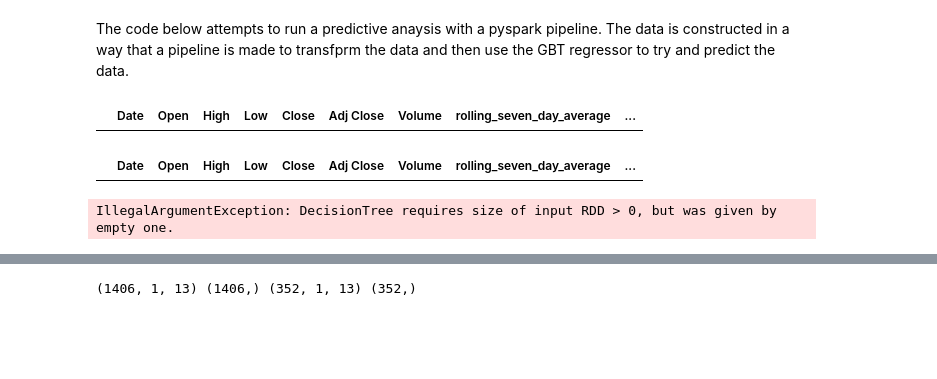
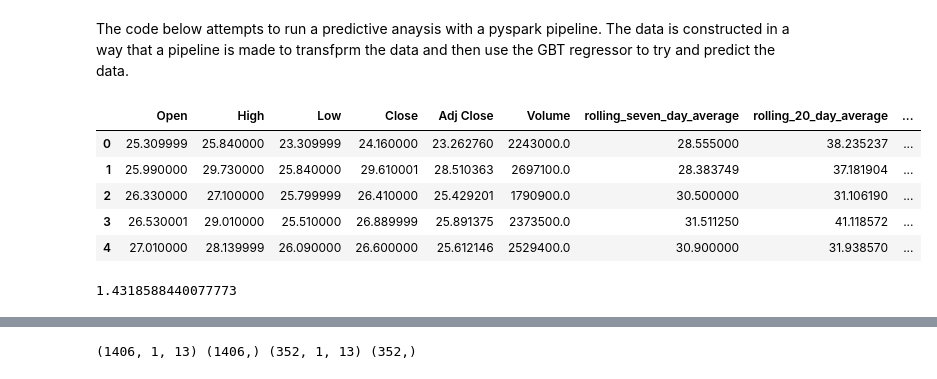
Before and after one commit to akniels/LSTM_Finance, a Jupyter notebook: Total Process for Prediction.ipynb, the cells around one changed output, grey strips where cells are left out. Saved outputs shown, nothing was run; the diff lists cells and outputs as text; code cells hidden in the pictures; blank space fills up the shorter version.

```diff
--- a/Total Process for Prediction.ipynb
+++ b/Total Process for Prediction.ipynb
@@ -470,33 +459,31 @@ from pyspark.ml import Pipeline
 from pyspark.ml.regression import GBTRegressor
 from pyspark.ml.tuning import CrossValidator, ParamGridBuilder
 from pyspark.ml.evaluation import RegressionEvaluator
+
+# get PFG data from the stocks sql table that was created
 pfg_data = spark.sql("""
-                          Select * from stocks where ticker = 'PFG' and date >= '2020-12-01'
+                          Select * from stocks where ticker = 'PFG' and Date > '2015-01-01'
                            """)
-pfg_data.dtypes
-pfg_data
-# stringindex = StringIndexer(inputCols=["ticker","Sector", "Industry"], outputCols=["ticker_vector","Sector_vector", "Industry_Vector"])
-# model = stringindex.fit(pfg_data)
-# encoded = model.transform(pfg_data)
-# clean_data_lake = clean_data_lake.filter(clean_data_lake.DailyReturn. isNotNull())
-# clean_data_lake = clean_data_lake.select(*(col(c).cast("double").alias(c) for c in clean_data_lake.columns))
-# columns_to_scale = ['Open', 'High', 'Low', 'Volume','rolling_20_day_average','Upper', 'Lower']
-# assemblers = VectorAssembler(inputCols=columns_to_scale, outputCol= "_vec")
-# #assemblers
-# gbt = GBTRegressor(featuresCol='_vec', labelCol='Lead 5 Close')
-# #clean_data_lake = clean_data_lake.na.drop('any')
-# clean_data_lake.limit(10).toPandas().head()
-# clean_data_lake.limit(10).head()
-# scalers = [MinMaxScaler(inputCol=col + "_vec", outputCol=col + "_scaled") for col in columns_to_scale]
+pfg_data = pfg_data.drop('ticker', 'Date')
+## get columns with no null data fields and transform all into floats
+pfg_data = pfg_data.filter(pfg_data.DailyReturn. isNotNull())
+pfg_data = pfg_data.select(*(col(c).cast("float").alias(c) for c in pfg_data.columns))
+## choose columns to choose in your prediction
+columns_to_scale = ['Open', 'High', 'Low', 'Volume','rolling_20_day_average','Upper', 'Lower']
+change to a vector
+assemblers = VectorAssembler(inputCols=columns_to_scale, outputCol= "_vec")
 
-# pipeline = Pipeline(stages=assemblers + scalers)
-# scalerModel = pipeline.fit(clean_data_lake)
-# scaledData = scalerModel.transform(clean_data_lake)
+# gradient regressior. We will choose this for prediction
+gbt = GBTRegressor(featuresCol='_vec', labelCol='Lead 5 Close')
-# %% [output]
-|  | Date | Open | High | Low | Close | Adj Close | Volume | rolling_seven_day_average | ... |
 # %%
-train, test =  clean_data_lake.randomSplit([0.7,0.3])
+## split into training and testing sets
+train, test =  pfg_data.randomSplit([0.7,0.3])
 train.limit(10).toPandas().head()
 # %% [output]
-|  | Date | Open | High | Low | Close | Adj Close | Volume | rolling_seven_day_average | ... |
+|  | Open | High | Low | Close | Adj Close | Volume | rolling_seven_day_average | rolling_20_day_average | ... |
+| 0 | 25.309999 | 25.840000 | 23.309999 | 24.160000 | 23.262760 | 2243000.0 | 28.555000 | 38.235237 | ... |
+| 1 | 25.990000 | 29.730000 | 25.840000 | 29.610001 | 28.510363 | 2697100.0 | 28.383749 | 37.181904 | ... |
+| 2 | 26.330000 | 27.100000 | 25.799999 | 26.410000 | 25.429201 | 1790900.0 | 30.500000 | 31.106190 | ... |
+| 3 | 26.530001 | 29.010000 | 25.510000 | 26.889999 | 25.891375 | 2373500.0 | 31.511250 | 41.118572 | ... |
+| 4 | 27.010000 | 28.139999 | 26.090000 | 26.600000 | 25.612146 | 2529400.0 | 30.900000 | 31.938570 | ... |
 # %%
@@ -504,13 +492,14 @@ paramGrid = ParamGridBuilder().addGrid(gbt.maxDepth, [2,5]).addGrid(gbt.maxIter,
 evaluator = RegressionEvaluator(metricName='rmse',labelCol=gbt.getLabelCol(), predictionCol=gbt.getPredictionCol())
 cv = CrossValidator(estimator=gbt,evaluator = evaluator, estimatorParamMaps=paramGrid)
 # %%
+# creation of the Pipleine, Predictions and Root Mean Squared Error
 pipeline = Pipeline(stages=[assemblers, gbt])
 pipeline_model = pipeline.fit(train)
 predictions = pipeline_model.transform(test)
-rsme = evaluator.evaluate(predictions)
+rmse = evaluator.evaluate(predictions)
 print(rmse)
 # %% [output]
-IllegalArgumentException: DecisionTree requires size of input RDD > 0, but was given by empty one.
+1.4318588440077773
 # %%
 ## test for time series split in SPark
 from sklearn.model_selection import TimeSeriesSplit
```
Also changed, not shown: parts of 8 cells of this notebook.
